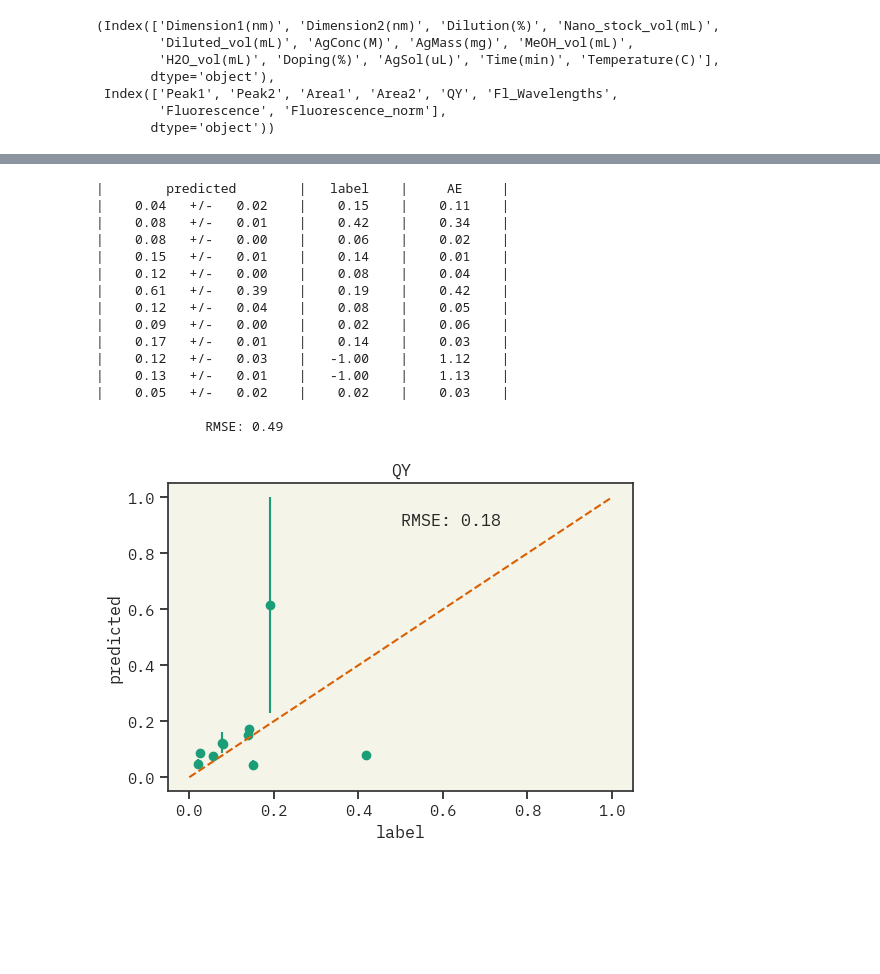
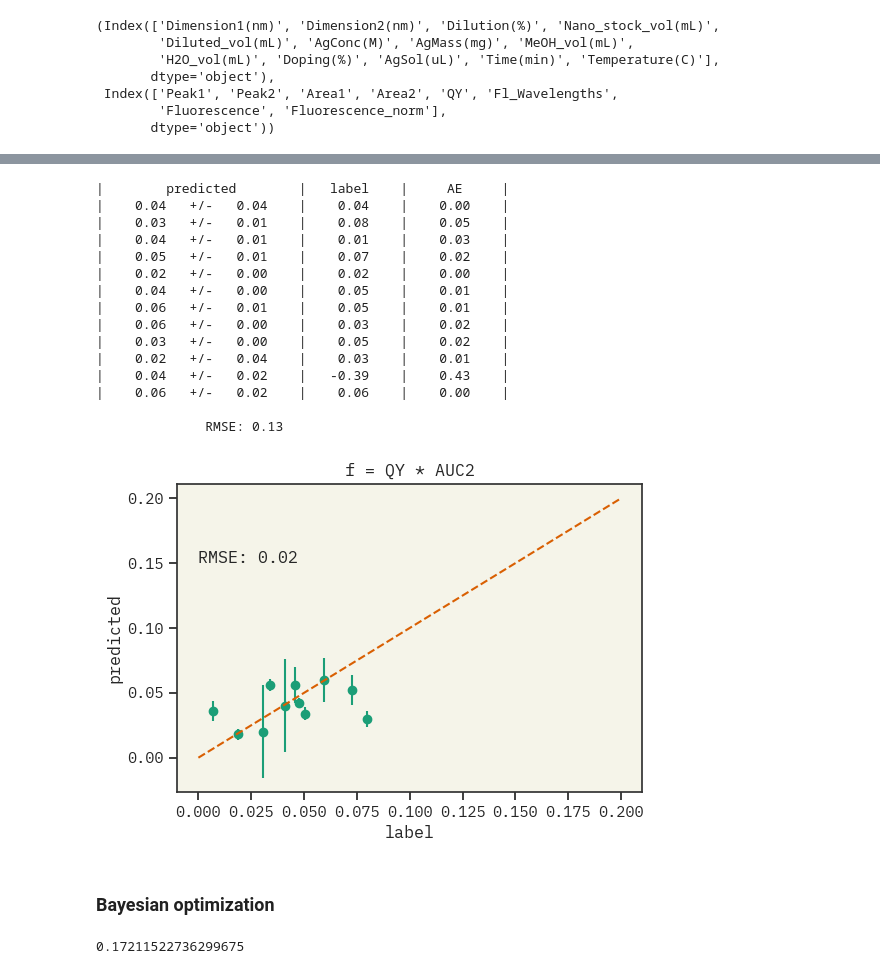
Before and after one commit to maykcaldas/BioNano-DOE, a Jupyter notebook: AgML/predict.ipynb, the cells around one changed output, grey strips where cells are left out. Drawn from its saved outputs; the diff is of its cells as text; code cells hidden in the pictures; blank space fills up the shorter version.

Commit message:
added first iteration of the Bayesian optimization

```diff
--- a/AgML/predict.ipynb
+++ b/AgML/predict.ipynb
@@ -342,7 +342,7 @@ features, labels
         'Fluorescence', 'Fluorescence_norm'],
        dtype='object'))
 # %%
-prompt_template = "Stock nanoplatelets have dimensions {Dimension1(nm)} nm by {Dimension2(nm)} nm and the optical density of 100x hexanes dilution of stock is {Dilution(%)} %" \
+prompt_template = "Stock nanoplatelets have dimensions {Dimension1(nm)} nm by {Dimension2(nm)} nm and the optical density of 100x hexanes dilution of stock is {Dilution(%)}% " \
                     "recorded at 512nm. {Nano_stock_vol(mL)} mL nanoplatelets stock is diluted 7x by hexanes using {Diluted_vol(mL)} mL for each trial of doping. " \
                     "Silver acetate solution of {AgConc(M)} M is made with {AgMass(mg)} mg of silver acetate in {MeOH_vol(mL)} mL of MeOH and {H2O_vol(mL)} mL of water. " \
                     "{Doping(%)} % Ag doping requires {AgSol(uL)} uL of silver doping solution, respectively. " \
@@ -355,6 +355,8 @@ labels_auc2 = []
 labels_qy   = []
 labels_f    = []
 for i, r in df.iterrows():
+    if r['QY']*r['Area2'] < 0.0:
+        continue
     s = r[features].to_dict()
     prompts.append(prompt_template.format(**s))
     labels_auc1.append(r['Area1'])
@@ -362,10 +364,10 @@ for i, r in df.iterrows():
     labels_qy.append(r['QY'])
     labels_f.append(r['QY']*r['Area2'])
 
-examples = [f"{p}\t{a1}\t{a2}\t{qy}" for p, a1, a2, qy in zip(prompts, labels_auc1, labels_auc2, labels_qy)]
+examples = [f"{p}\t{a1}\t{a2}\t{qy}\t{f}" for p, a1, a2, qy, f in zip(prompts, labels_auc1, labels_auc2, labels_qy, labels_f)]
 
 with open('Data/procedures.tsv', 'w') as f:
-    f.write(f"prompt\tauc1\tauc2\tQY\n")
+    f.write(f"prompt\tauc1\tauc2\tQY\tobj_f\n")
     f.write('\n'.join(examples))
 # %%
 import numpy as np
@@ -435,49 +439,51 @@ Stock nanoplatelets have dimensions 45.77 nm by 7.29 nm and the optical density
 # %%
 def rmse(a, b):
     a = np.array(a)
     b = np.array(b)
     return np.sqrt(np.mean((a - b)**2))
 
 sum = 0
 print(f"| {'predicted':^23s} | {'label':^10s} | {'AE':^10s} | ")
 n = 0
 for ihat, i in zip(yhat, y):
   n+=1
   mae = abs(ihat.mean()-i)
   print(f"| {ihat.mean():^10.2f}+/-{ihat.std():^10.2f} | {i:^10.2f} | {mae:^10.2f} |")
   sum += mae
 print(f"\n{'RMSE: ':>20s}{rmse([ihat.mean() for ihat in yhat], y):<18.2f}")
 
 import matplotlib.pyplot as plt
-y_plot    = np.array(y)[np.where(np.array(y) != -1)]
-yhat_plot = np.array([ihat.mean() for ihat in yhat])[np.where(np.array(y) != -1)]
-yerr_plot = np.array([ihat.std() for ihat in yhat])[np.where(np.array(y) != -1)]
+y_plot    = np.array(y)[np.where(np.array(y) >= 0)]
+yhat_plot = np.array([ihat.mean() for ihat in yhat])[np.where(np.array(y) >= 0)]
+yerr_plot = np.array([ihat.std() for ihat in yhat])[np.where(np.array(y) >= 0)]
 plt.figure(figsize=(6, 4))
 plt.xlabel('label')
 plt.ylabel('predicted')
 plt.plot(y_plot, yhat_plot, 'o')
 plt.errorbar(y_plot, yhat_plot, yerr=yerr_plot, fmt='none')
-plt.title('QY')
-plt.plot((0,1), (0,1), '--')
-plt.text(0.5, 0.9, f"RMSE: {rmse(y_plot, yhat_plot):.2f}", fontsize=12)
+plt.title('f = QY * AUC2')
+plt.plot((0,0.2), (0,0.2), '--')
+plt.text(0, 0.15, f"RMSE: {rmse(y_plot, yhat_plot):.2f}", fontsize=12)
 plt.show()
 # %% [output]
 |        predicted        |   label    |     AE     |
-|    0.04   +/-   0.02    |    0.15    |    0.11    |
-|    0.08   +/-   0.01    |    0.42    |    0.34    |
-|    0.08   +/-   0.00    |    0.06    |    0.02    |
-|    0.15   +/-   0.01    |    0.14    |    0.01    |
-|    0.12   +/-   0.00    |    0.08    |    0.04    |
-|    0.61   +/-   0.39    |    0.19    |    0.42    |
-|    0.12   +/-   0.04    |    0.08    |    0.05    |
-|    0.09   +/-   0.00    |    0.02    |    0.06    |
-|    0.17   +/-   0.01    |    0.14    |    0.03    |
-|    0.12   +/-   0.03    |   -1.00    |    1.12    |
-|    0.13   +/-   0.01    |   -1.00    |    1.13    |
-|    0.05   +/-   0.02    |    0.02    |    0.03    |
+|    0.04   +/-   0.04    |    0.04    |    0.00    |
+|    0.03   +/-   0.01    |    0.08    |    0.05    |
+|    0.04   +/-   0.01    |    0.01    |    0.03    |
+|    0.05   +/-   0.01    |    0.07    |    0.02    |
+|    0.02   +/-   0.00    |    0.02    |    0.00    |
+|    0.04   +/-   0.00    |    0.05    |    0.01    |
+|    0.06   +/-   0.01    |    0.05    |    0.01    |
+|    0.06   +/-   0.00    |    0.03    |    0.02    |
+|    0.03   +/-   0.00    |    0.05    |    0.02    |
+|    0.02   +/-   0.04    |    0.03    |    0.01    |
+|    0.04   +/-   0.02    |   -0.39    |    0.43    |
+|    0.06   +/-   0.02    |    0.06    |    0.00    |
 
-              RMSE: 0.49
+              RMSE: 0.13
-[figure, old version]
+[figure, new version]
+# %% [markdown]
+### Bayesian optimization
 # %%
 asktell = bolift.AskTellFewShotTopk(
     prefix="Complete the distance between the fluorescence peaks in the spectra measured for the last experiment."\
@@ -495,2 +501,6 @@ for p,l in zip(prompts, labels):
   asktell.tell(p, float(l))
+# %%
+max(labels_f)
+# %% [output]
+0.17211522736299675
 # %%
```
Also changed, not shown: parts of 7 cells of this notebook, 13 other files.
